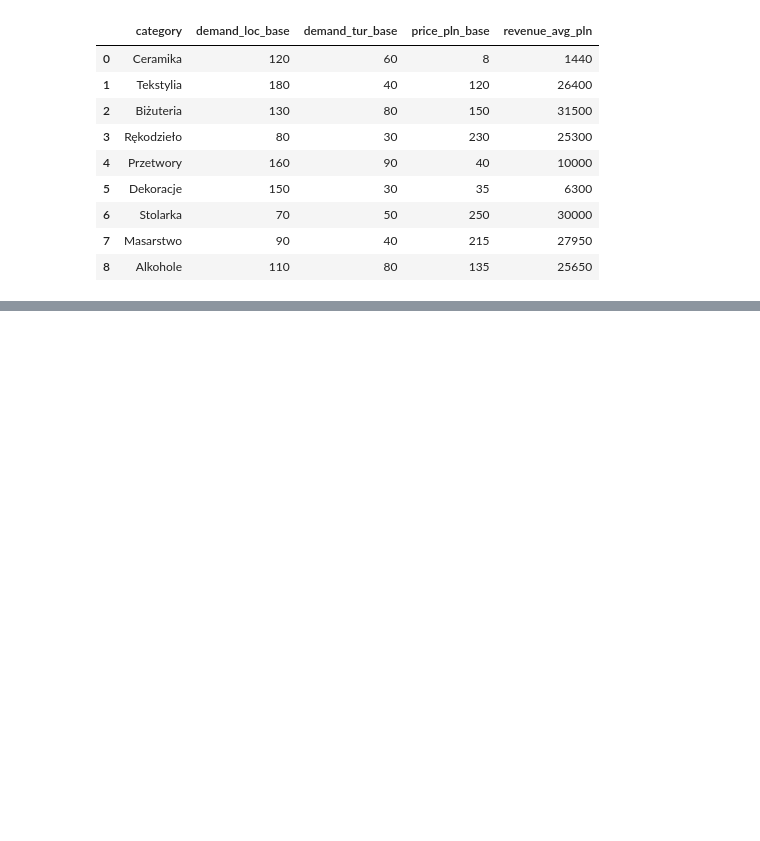
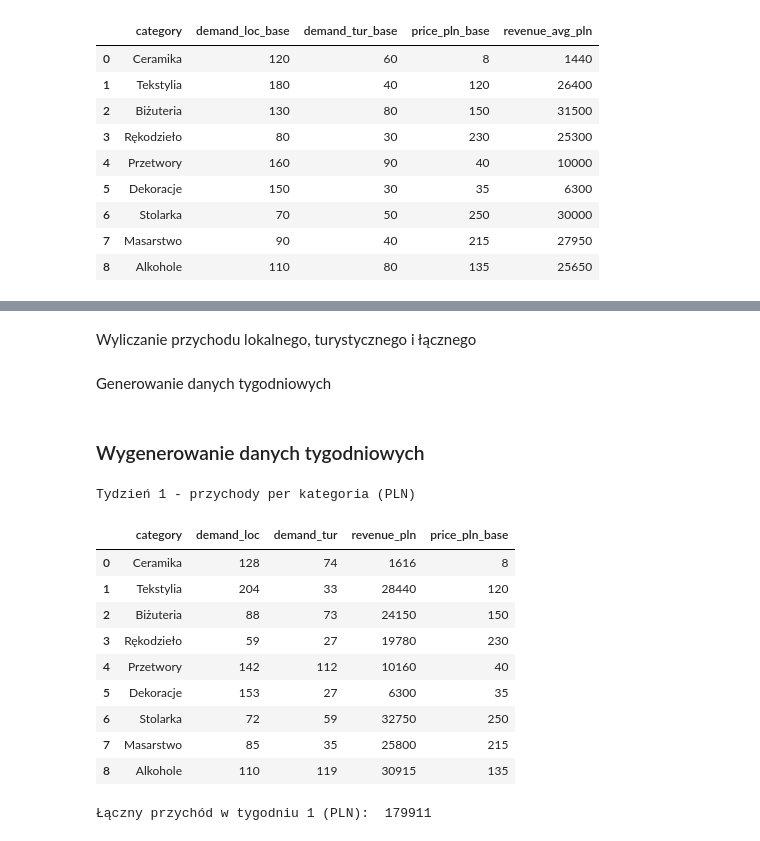
Before and after one commit to aleksanderpasternak/DataVisualization, a Jupyter notebook: 01-bar.ipynb, the cells around one changed output, grey strips where cells are left out. Saved outputs shown, nothing was run; the diff lists cells and outputs as text; code cells hidden in the pictures; blank space fills up the shorter version.

```diff
--- a/01-bar.ipynb
+++ b/01-bar.ipynb
@@ -52,0 +67,2 @@ display(catalog)
+# %% [markdown]
+Wyliczanie przychodu lokalnego, turystycznego i łącznego
@@ -52,0 +76,2 @@ display(catalog)
+# %% [markdown]
+Generowanie danych tygodniowych
@@ -52,0 +83,21 @@ display(catalog)
+# %% [markdown]
+### Wygenerowanie danych tygodniowych
+# %%
+t1 = generate_weekly_data(catalog,rng)
+t1 = t1.merge(catalog[["category", "price_pln_base"]], on="category", how="left")
+print("Tydzień 1 - przychody per kategoria (PLN)")
+display(t1)
+print("Łączny przychód w tygodniu 1 (PLN): ", t1["revenue_pln"].sum())
+# %% [output]
+Tydzień 1 - przychody per kategoria (PLN)
+|  | category | demand_loc | demand_tur | revenue_pln | price_pln_base |
+| 0 | Ceramika | 128 | 74 | 1616 | 8 |
+| 1 | Tekstylia | 204 | 33 | 28440 | 120 |
+| 2 | Biżuteria | 88 | 73 | 24150 | 150 |
+| 3 | Rękodzieło | 59 | 27 | 19780 | 230 |
+| 4 | Przetwory | 142 | 112 | 10160 | 40 |
+| 5 | Dekoracje | 153 | 27 | 6300 | 35 |
+| 6 | Stolarka | 72 | 59 | 32750 | 250 |
+| 7 | Masarstwo | 85 | 35 | 25800 | 215 |
+| 8 | Alkohole | 110 | 119 | 30915 | 135 |
+Łączny przychód w tygodniu 1 (PLN):  179911
```
Also changed, not shown: parts of 12 cells of this notebook, 1 other file.
